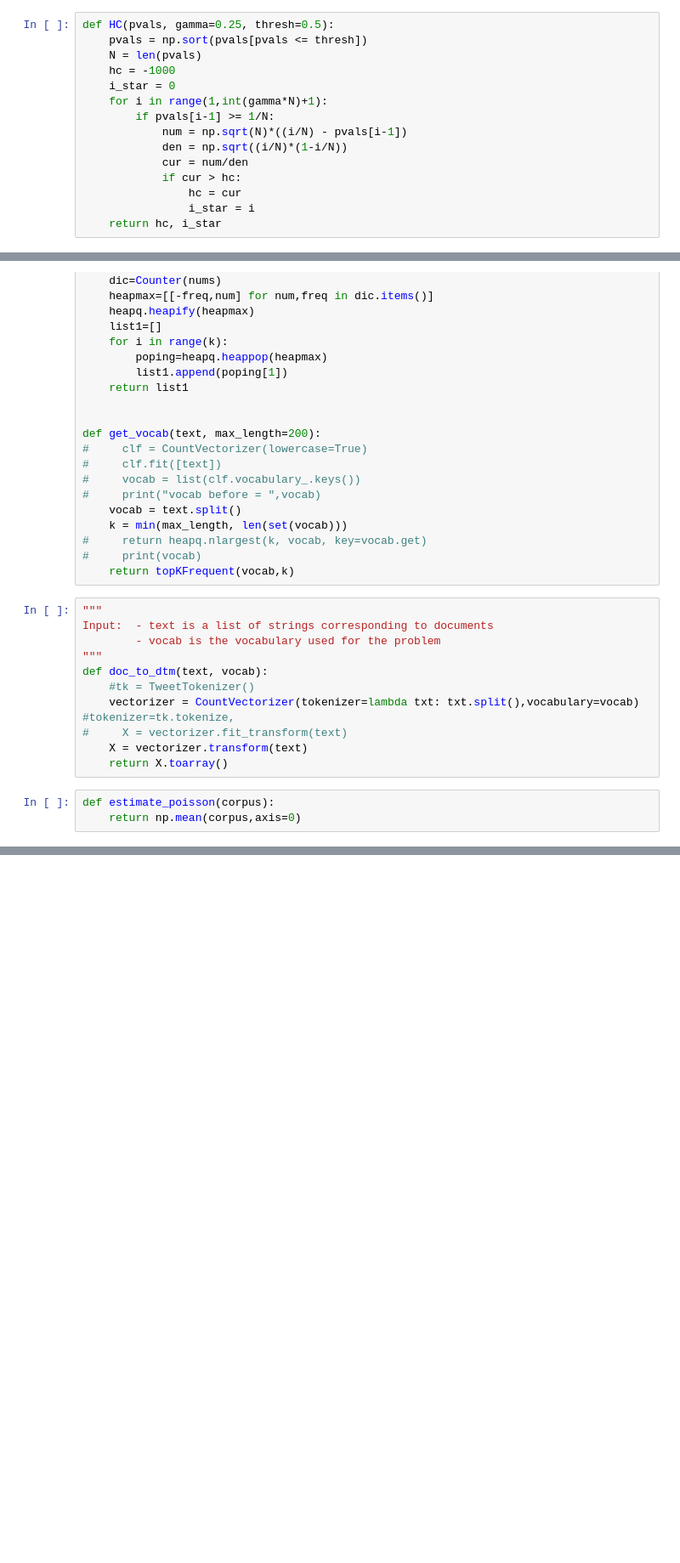
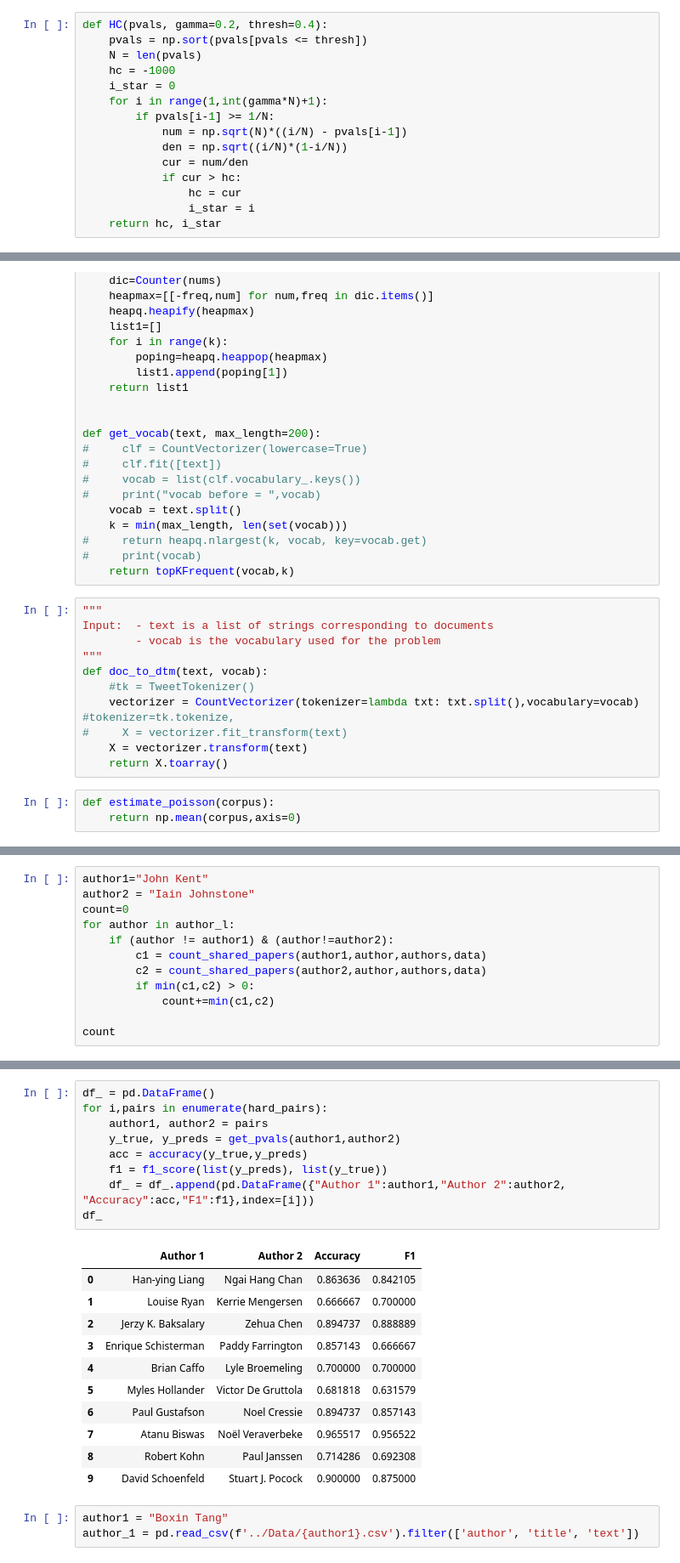
Before and after one commit to Gabriel78110/NLP-authorship, a Jupyter notebook: HC_from_scratch.ipynb, the cells around one changed output, grey strips where cells are left out. Shown: that part at 85% size. Drawn from its saved outputs; the diff is of its cells as text; blank space fills up the shorter version.

```diff
--- a/HC_from_scratch.ipynb
+++ b/HC_from_scratch.ipynb
@@ -32,7 +33,7 @@ papers = pd.read_csv("../paper.csv")
 with open("../../authors","rb") as fp:
     author_l = pickle.load(fp)
 # %%
-def HC(pvals, gamma=0.25, thresh=0.5):
+def HC(pvals, gamma=0.2, thresh=0.4):
     pvals = np.sort(pvals[pvals <= thresh])
     N = len(pvals)
     hc = -1000
@@ -170,0 +161,12 @@ Accuracy on test set = 0.8421052631578947
+# %%
+author1="John Kent"
+author2 = "Iain Johnstone"
+count=0
+for author in author_l:
+    if (author != author1) & (author!=author2):
+        c1 = count_shared_papers(author1,author,authors,data)
+        c2 = count_shared_papers(author2,author,authors,data)
+        if min(c1,c2) > 0:
+            count+=min(c1,c2)
+
+count
@@ -170,0 +191,24 @@ Accuracy on test set = 0.8421052631578947
+# %%
+df_ = pd.DataFrame()
+for i,pairs in enumerate(hard_pairs):
+    author1, author2 = pairs
+    y_true, y_preds = get_pvals(author1,author2)
+    acc = accuracy(y_true,y_preds)
+    f1 = f1_score(list(y_preds), list(y_true))
+    df_ = df_.append(pd.DataFrame({"Author 1":author1,"Author 2":author2, "Accuracy":acc,"F1":f1},index=[i]))
+df_
+# %% [output]
+|  | Author 1 | Author 2 | Accuracy | F1 |
+| 0 | Han-ying Liang | Ngai Hang Chan | 0.863636 | 0.842105 |
+| 1 | Louise Ryan | Kerrie Mengersen | 0.666667 | 0.700000 |
+| 2 | Jerzy K. Baksalary | Zehua Chen | 0.894737 | 0.888889 |
+| 3 | Enrique Schisterman | Paddy Farrington | 0.857143 | 0.666667 |
+| 4 | Brian Caffo | Lyle Broemeling | 0.700000 | 0.700000 |
+| 5 | Myles Hollander | Victor De Gruttola | 0.681818 | 0.631579 |
+| 6 | Paul Gustafson | Noel Cressie | 0.894737 | 0.857143 |
+| 7 | Atanu Biswas | Noël Veraverbeke | 0.965517 | 0.956522 |
+| 8 | Robert Kohn | Paul Janssen | 0.714286 | 0.692308 |
+| 9 | David Schoenfeld | Stuart J. Pocock | 0.900000 | 0.875000 |
+# %%
+author1 = "Boxin Tang"
+author_1 = pd.read_csv(f'../Data/{author1}.csv').filter(['author', 'title', 'text'])
```
Also changed, not shown: parts of 21 cells of this notebook, 4 other files.
